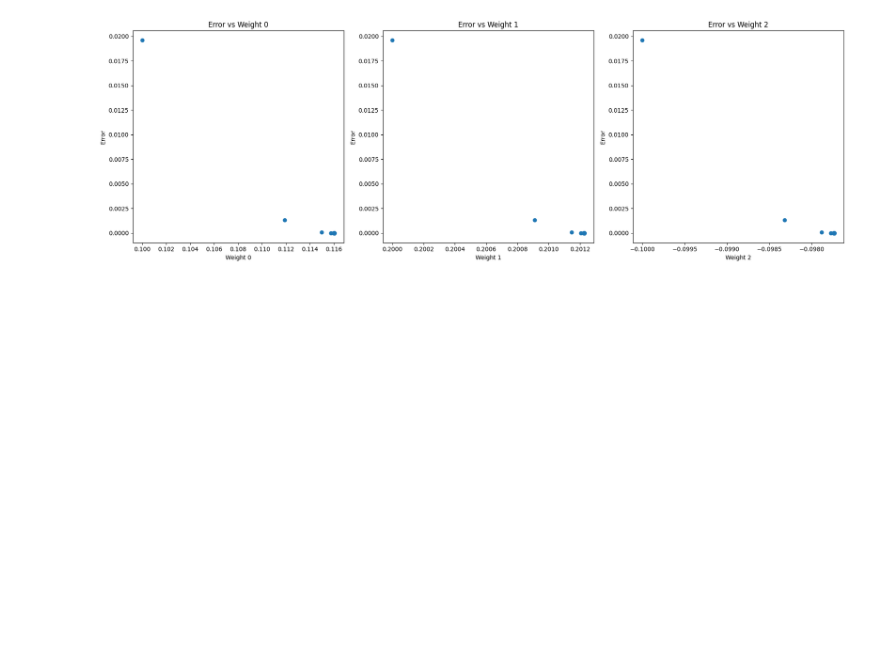
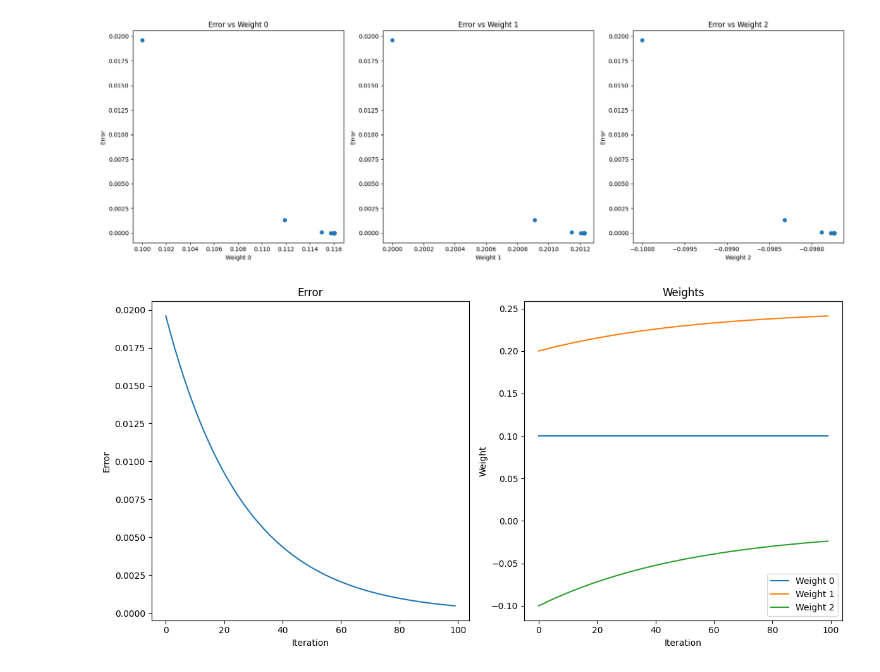
Before and after one commit to amantuer/ML_Practices, a Jupyter notebook: GradientDescent/GradientDescent4.ipynb, the cells around one changed output. Drawn from its saved outputs; the diff is of its cells as text; code cells hidden in the pictures; blank space fills up the shorter version.

Commit message:
add changing:weight_delta0equal0 only two left weights can affect learning

```diff
--- a/GradientDescent/GradientDescent4.ipynb
+++ b/GradientDescent/GradientDescent4.ipynb
@@ -191,3 +191,73 @@ plt.tight_layout()
 plt.show()
 # %% [output]
 [figure]
+# %%
+import matplotlib.pyplot as plt
+
+def neural_network(input, weights):
+    out = 0
+    for i in range(len(input)):
+        out += (input[i] * weights[i])
+    return out
+
+def ele_mul(scalar, vector):
+    out = [0,0,0]
+    for i in range(len(out)):
+        out[i] = vector[i] * scalar
+    return out
+
+toes = [8.5, 9.5, 9.9, 9.0]
+wlrec = [0.65, 0.8, 0.8, 0.9]
+nfans = [1.2, 1.3, 0.5, 1.0]
+
+win_or_lose_binary = [1, 1, 0, 1]
+true = win_or_lose_binary[0]
+
+alpha = 0.01
+weights = [0.1, 0.2, -0.1]
+input = [toes[0], wlrec[0], nfans[0]]
+
+# Lists to hold error and weight values for plotting
+error_list = []
+weights_list = [[], [], []]
+
+for iter in range(100):  # Increase the number of iterations for more data points
+    pred = neural_network(input, weights)
+
+    error = (pred - true) ** 2
+    delta = pred - true
+
+    weight_deltas = ele_mul(delta, input)
+    weight_deltas[0] = 0
+
+    # Append error and weight data to lists
+    error_list.append(error)
+    for i, w in enumerate(weights):
+        weights_list[i].append(w)
+
+    for i in range(len(weights)):
+        weights[i] -= alpha * weight_deltas[i]
+
+# Plotting
+plt.figure(figsize=(12, 6))
+
+# Plot error
+plt.subplot(1, 2, 1)
+plt.title("Error")
+plt.xlabel("Iteration")
+plt.ylabel("Error")
+plt.plot(error_list)
+
+# Plot weights
+plt.subplot(1, 2, 2)
+plt.title("Weights")
+plt.xlabel("Iteration")
+plt.ylabel("Weight")
+for i, weight_data in enumerate(weights_list):
+    plt.plot(weight_data, label=f"Weight {i}")
+plt.legend()
+
+plt.tight_layout()
+plt.show()
+# %% [output]
+[figure, added]
```
